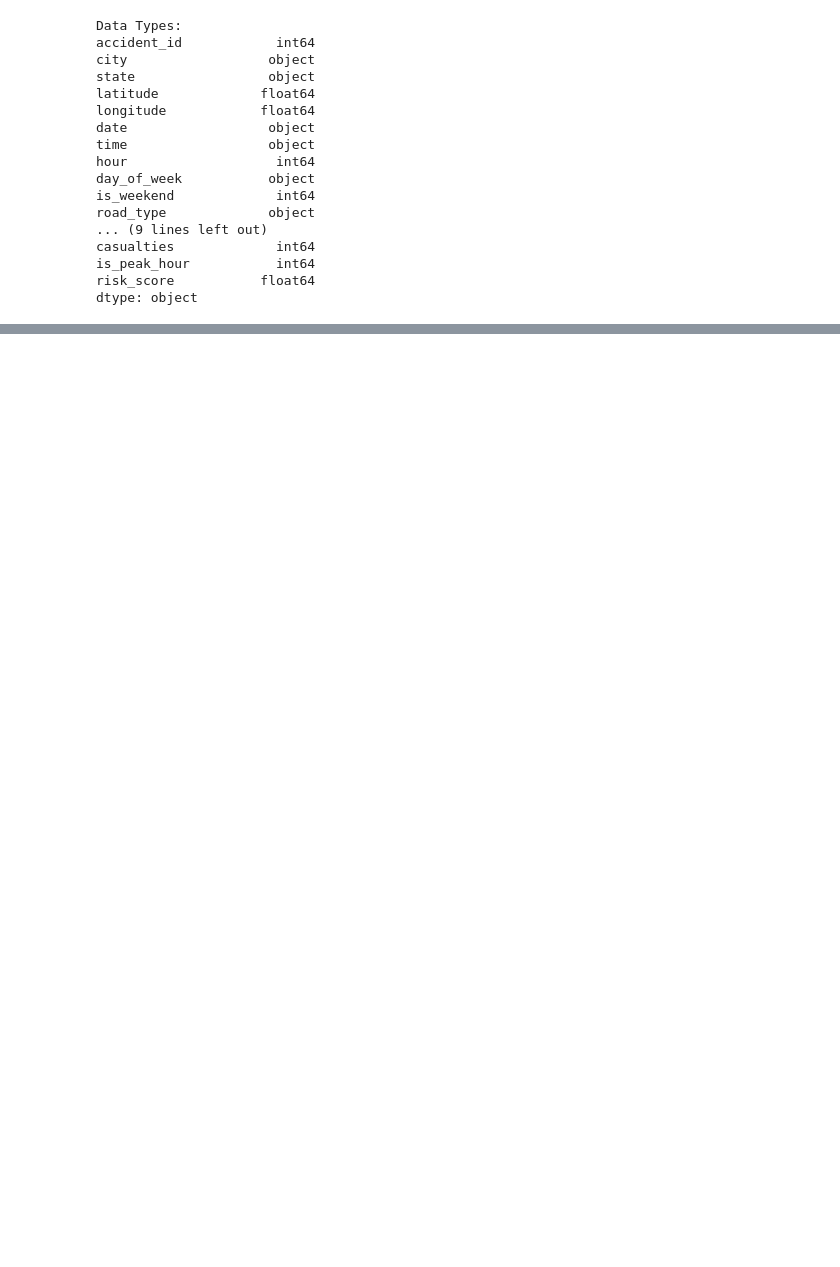
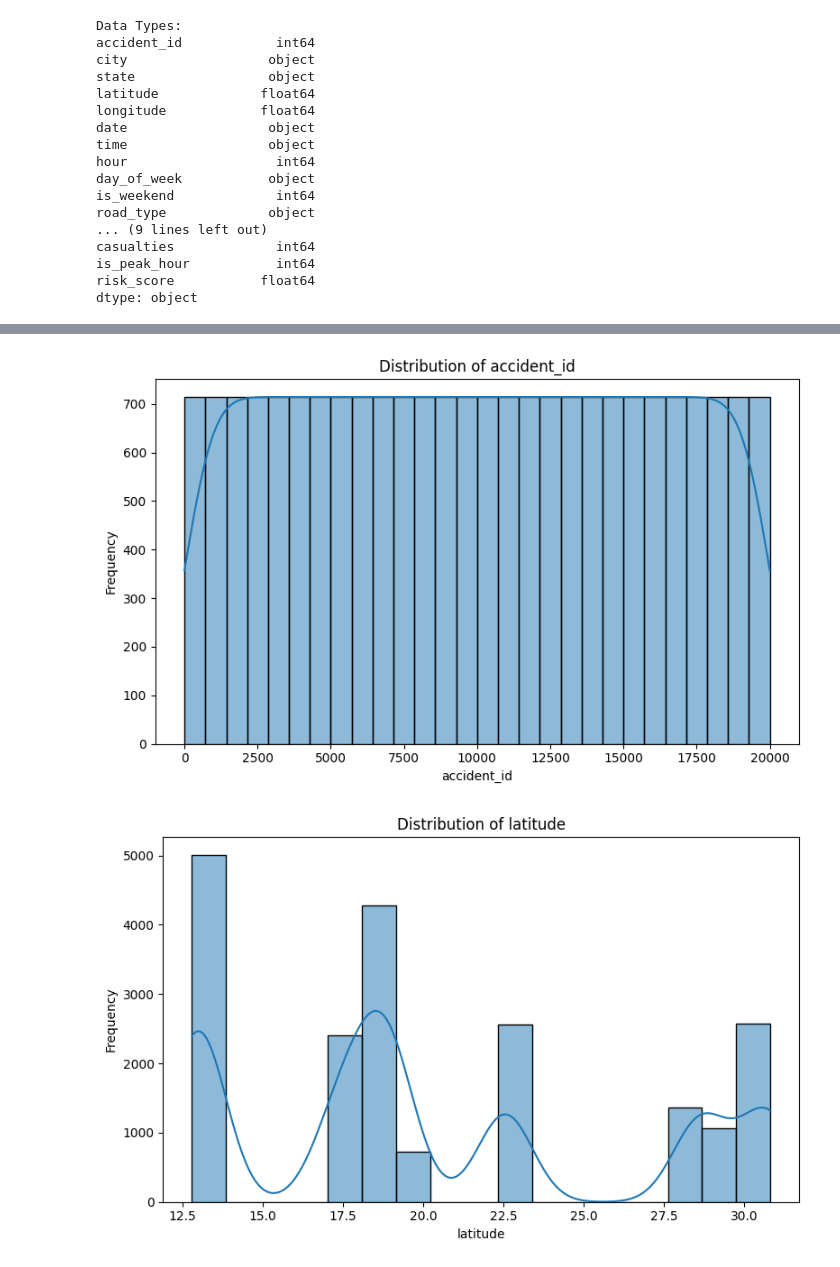
Before and after one commit to nehajacksonb24cs2143-ctrl/road-accident-severity-prediction, a Jupyter notebook: accident_analysis.ipynb, the cells around one changed output, grey strips where cells are left out. Drawn from its saved outputs; the diff is of its cells as text; code cells hidden in the pictures; blank space fills up the shorter version.

```diff
--- a/accident_analysis.ipynb
+++ b/accident_analysis.ipynb
@@ -95,2 +71,8 @@ Missing Percentage:
 festival    99.42
 dtype: float64
+# %%
+duplicate_count = df.duplicated().sum()
+print("Number of duplicate rows:", duplicate_count)
+
+df = df.drop_duplicates()
+print("Shape after removing duplicates:", df.shape)
@@ -108,4 +89,0 @@ Number of duplicate rows: 0
-# %%
-print("Dataset Columns:")
-for i, column in enumerate(df.columns, 1):
-    print(i, ":", column)
@@ -1386,0 +111,14 @@ fig.show()
+# %%
+numerical_columns = df.select_dtypes(
+    include=np.number
+).columns.tolist()
+
+categorical_columns = df.select_dtypes(
+    include='object'
+).columns.tolist()
+
+print("Numerical Columns:")
+print(numerical_columns)
+
+print("\nCategorical Columns:")
+print(categorical_columns)
@@ -1386,0 +158,18 @@ fig.show()
+# %%
+for column in numerical_columns:
+    plt.figure(figsize=(8, 5))
+
+    sns.histplot(
+        df[column].dropna(),
+        kde=True
+    )
+
+    plt.title(f'Distribution of {column}')
+    plt.xlabel(column)
+    plt.ylabel('Frequency')
+
+    plt.tight_layout()
+    plt.show()
+# %% [output]
+[figure, added]
+[figure, added]
```
Also changed, not shown: parts of 108 cells of this notebook.
